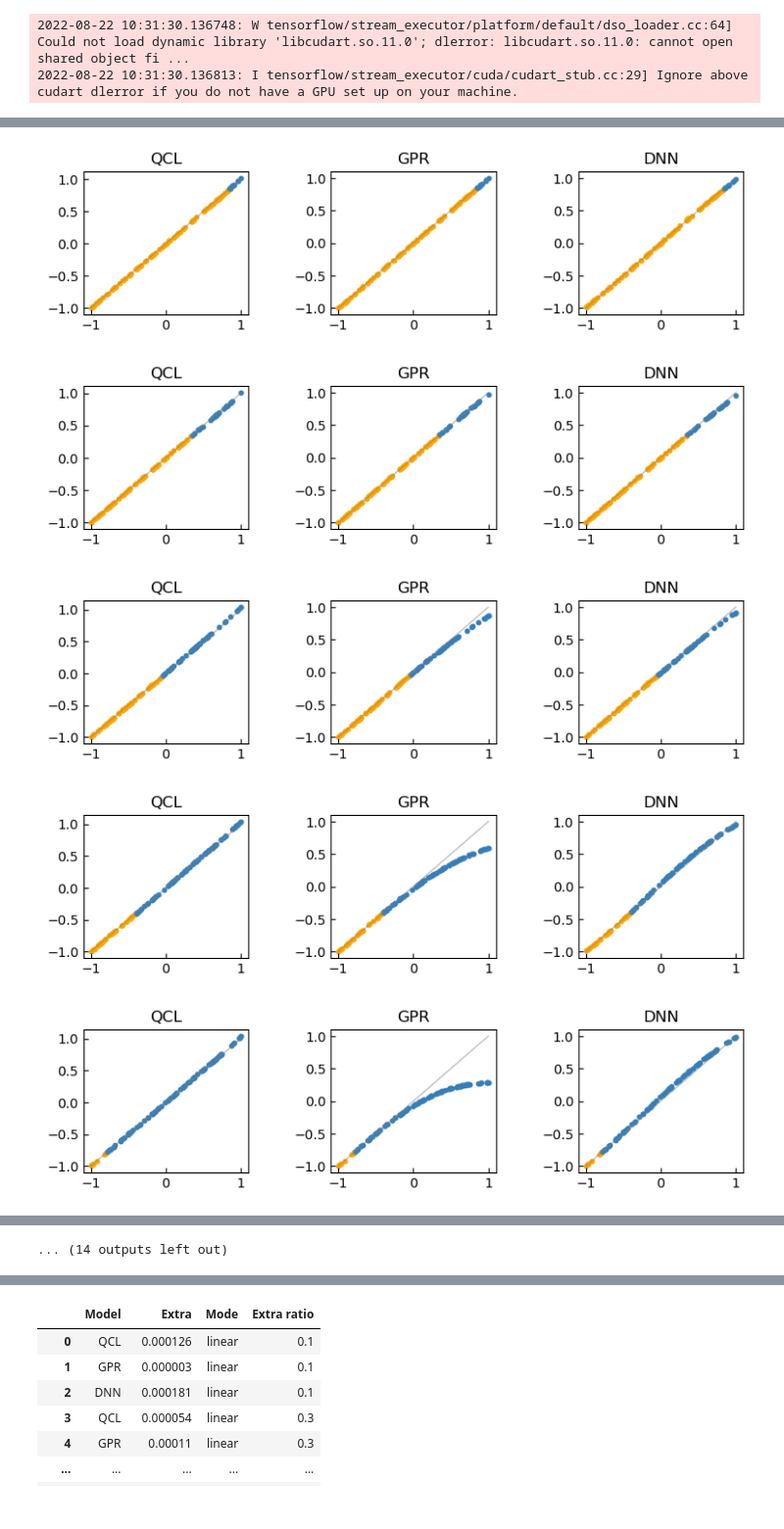
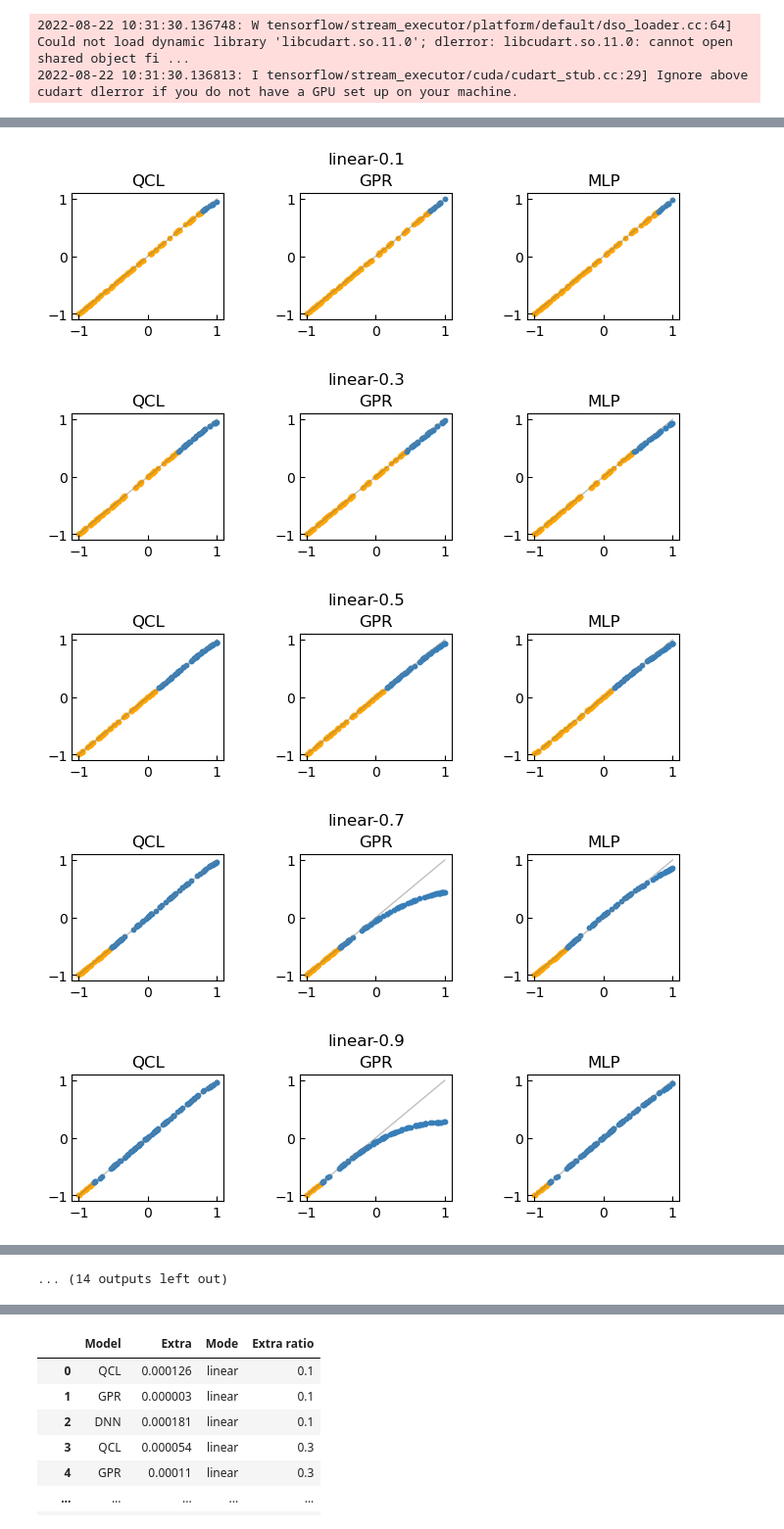
Before and after one commit to KanHatakeyama/qcl, a Jupyter notebook: regressions/1D_comparison_extra.ipynb, the cells around one changed output, grey strips where cells are left out. Shown at 98% size. Cells and saved outputs as stored; diff of their text form; code cells hidden in the pictures.

```diff
--- a/regressions/1D_comparison_extra.ipynb
+++ b/regressions/1D_comparison_extra.ipynb
@@ -59,13 +59,14 @@ model_dict["QCL"]=StandardQCLRegressor(x_dim=x_dim,n_qubit=n_qubit,encoder=XYEnc
 #model_dict["RFR"]=RandomForestRegressor()
 #model_dict["BYR"]=BayesianRidge()
 model_dict["GPR"]=GaussianProcessRegressor(kernel=WhiteKernel()+RBF())
-model_dict["DNN"]=DNNModel(hidden_dim=8,layers=1,activation="tanh")
+model_dict["MLP"]=DNNModel(hidden_dim=8,layers=1,activation="tanh")
 
 
 res_dict={}
 count=0
 
 for n in range(30):
+#for n in range(1):
     for mode in ["linear","exp","sin1/2","sin","sin2"]:
     #for mode in ["sin1/2","sin","sin2","linear","exp"]:
         for extra_high_ratio in [0.1,0.3,0.5,0.7,0.9]:
@@ -80,7 +81,7 @@ for n in range(30):
             i=0
 
             if n==0:
-                fig = plt.figure(figsize=(9,2),dpi=100)
+                fig = plt.figure(figsize=(8,2),dpi=100)
             for model_name,model in model_dict.items():
 
                 model.fit(tr_X,tr_y)
@@ -88,12 +89,14 @@ for n in range(30):
                 out_error=mean_squared_error(out_pred_y,te_high_y)
 
                 if n==0:
-                    plt.subplots_adjust(wspace=0.5, hspace=0.6)
+                    plt.subplots_adjust(wspace=0.5, hspace=0.6,top=0.77)
                     ax = fig.add_subplot(1, len(list(model_dict.keys())), i+1)
+                    fig.suptitle(f"{mode}-{extra_high_ratio}")
                     plot=True
                 else:
                     plot=False
                 eval(ax,model,tr_X,tr_y,te_inner_X,te_inner_y,te_low_X,te_low_y,te_high_X,te_high_y,act_X,act_y,title=model_name,plot=plot)
+
                 i+=1
 
                 temp_dict={}
@@ -125,5 +128,5 @@ loss 0.002886402840017
-[figure, old version]
+[figure, new version]
-[figure, old version]
+[figure, new version]
-[figure, old version]
+[figure, new version]
-[figure, old version]
+[figure, new version]
-[figure, old version]
+[figure, new version]
```
Also changed, not shown: parts of 2 cells of this notebook.
